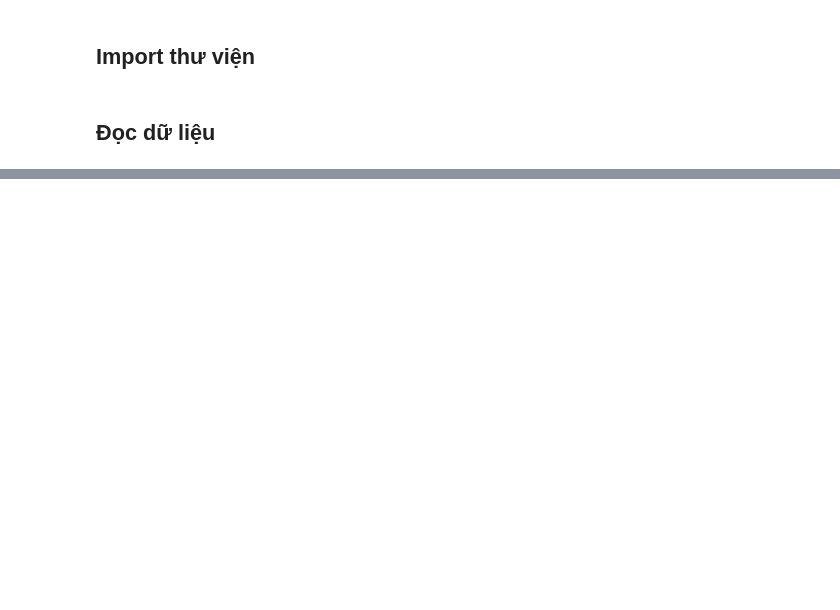
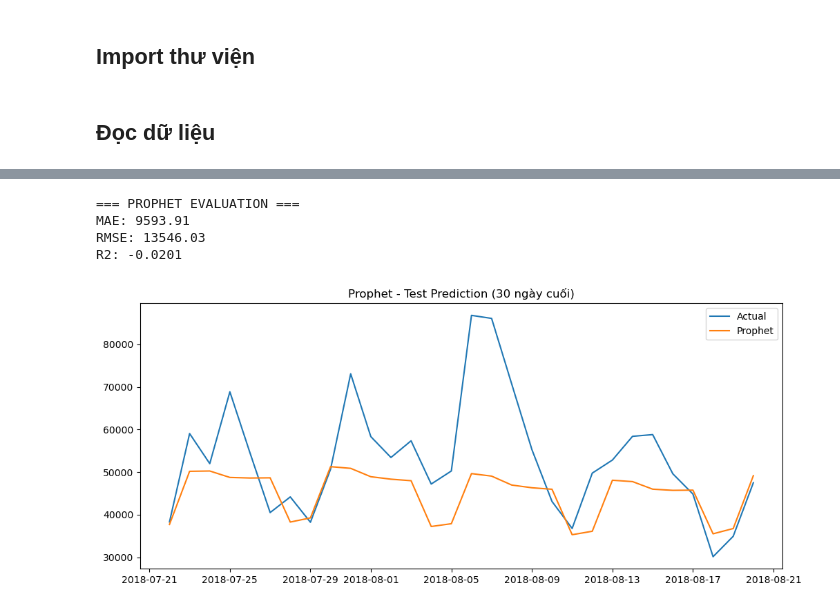
Before and after one commit to NAizdabezt/BI-Dashboard-Project, a Jupyter notebook: notebooks/03b_Model_Prophet_Facebook.ipynb, the cells around one changed output, grey strips where cells are left out. Cells and saved outputs as stored; diff of their text form; code cells hidden in the pictures; blank space fills up the shorter version.

```diff
--- a/notebooks/03b_Model_Prophet_Facebook.ipynb
+++ b/notebooks/03b_Model_Prophet_Facebook.ipynb
@@ -132,0 +37,5 @@ pickle.load(open(r"D:\UNIVERSITY\ĐACN\BI-Dashboard-Project\models/prophet_model
+# %%
+test_days = 30
+
+train = df_prophet.iloc[:-test_days]
+test = df_prophet.iloc[-test_days:]
@@ -132,0 +44,11 @@ pickle.load(open(r"D:\UNIVERSITY\ĐACN\BI-Dashboard-Project\models/prophet_model
+# %%
+model = Prophet(
+    weekly_seasonality=True,
+    yearly_seasonality=True,
+    daily_seasonality=False
+)
+
+# Nếu dataset là Brazil (Olist)
+model.add_country_holidays(country_name='BR')
+
+model.fit(train, seed=42)
@@ -132,0 +61,9 @@ pickle.load(open(r"D:\UNIVERSITY\ĐACN\BI-Dashboard-Project\models/prophet_model
+# %%
+future = model.make_future_dataframe(periods=test_days)
+
+forecast = model.predict(future)
+
+forecast_test = forecast.tail(test_days)
+
+y_pred = forecast_test['yhat'].values
+y_true = test['y'].values
@@ -132,0 +72,14 @@ pickle.load(open(r"D:\UNIVERSITY\ĐACN\BI-Dashboard-Project\models/prophet_model
+# %%
+mae = mean_absolute_error(y_true, y_pred)
+rmse = np.sqrt(mean_squared_error(y_true, y_pred))
+r2 = r2_score(y_true, y_pred)
+
+print("=== PROPHET EVALUATION ===")
+print("MAE:", round(mae,2))
+print("RMSE:", round(rmse,2))
+print("R2:", round(r2,4))
+# %% [output]
+=== PROPHET EVALUATION ===
+MAE: 9593.91
+RMSE: 13546.03
+R2: -0.0201
@@ -132,0 +88,11 @@ pickle.load(open(r"D:\UNIVERSITY\ĐACN\BI-Dashboard-Project\models/prophet_model
+# %%
+plt.figure(figsize=(12,5))
+
+plt.plot(test['ds'], y_true, label='Actual')
+plt.plot(test['ds'], y_pred, label='Prophet')
+
+plt.legend()
+plt.title("Prophet - Test Prediction (30 ngày cuối)")
+plt.show()
+# %% [output]
+[figure, added]
```
Also changed, not shown: parts of 46 cells of this notebook, 13 other files.
